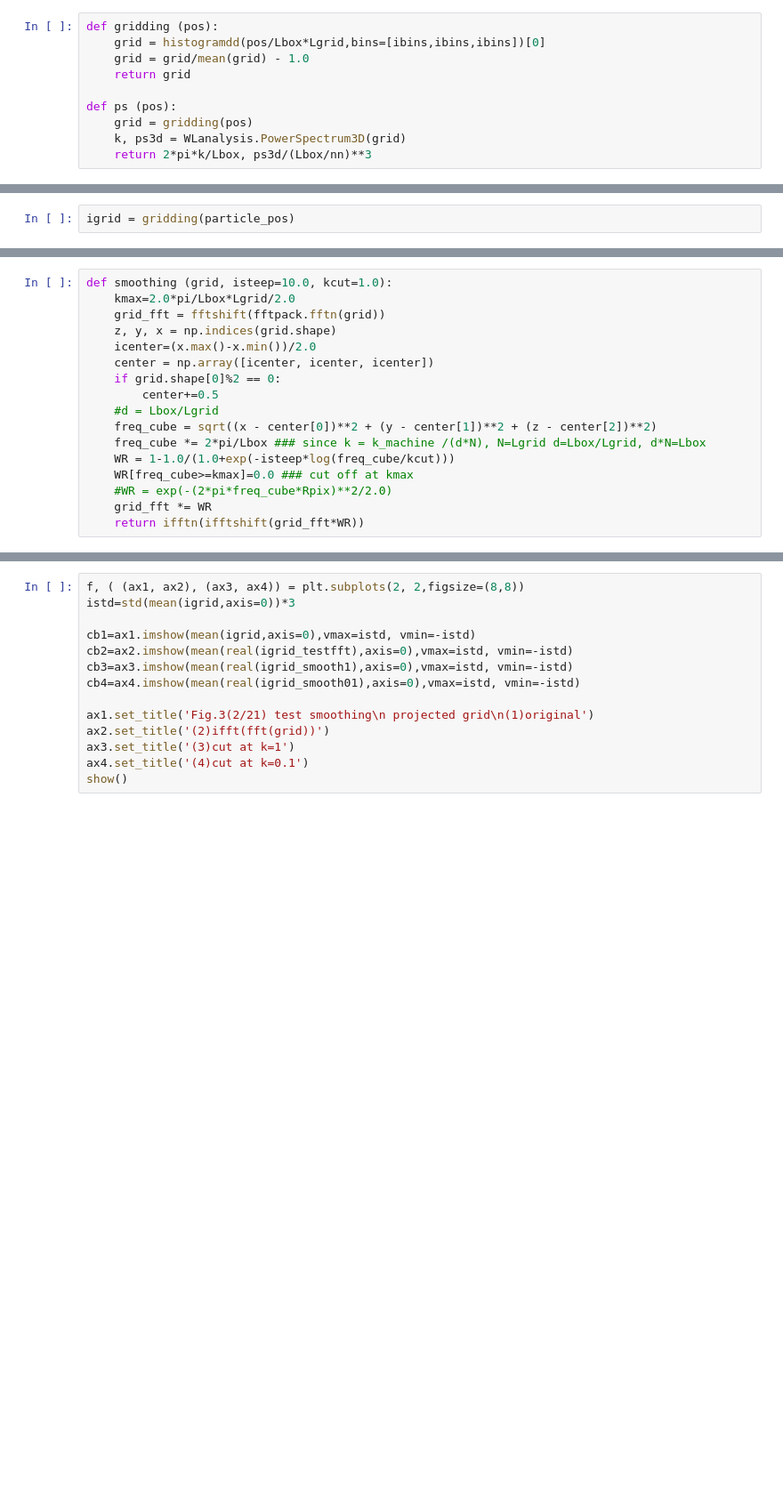
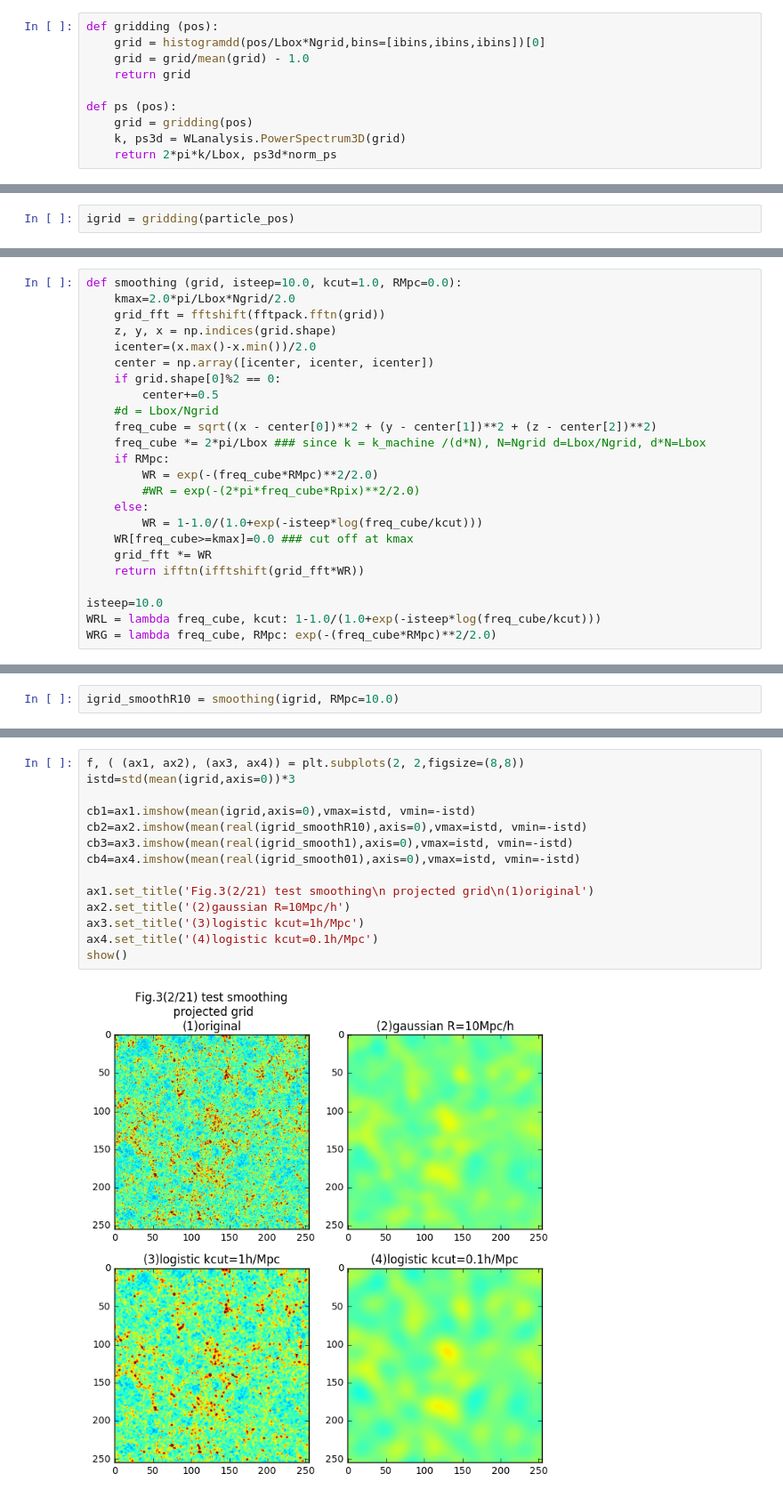
Before and after one commit to liuxx479/nubias, a Jupyter notebook: plot_bispec.ipynb, the cells around one changed output, grey strips where cells are left out. Shown at 89% size. Drawn from its saved outputs; the diff is of its cells as text; blank space fills up the shorter version.

```diff
--- a/plot_bispec.ipynb
+++ b/plot_bispec.ipynb
@@ -37,12 +38,12 @@ pkdm=(sqrt(pkful)-fnu*sqrt(pknu))**2/(1-fnu)**2
 ks, pks, Ns = genfromtxt(nudir+'Pk_snapshot_066_idmod_101_0.hdf5_Ng512.txt').T
 # %%
 def gridding (pos):
-    grid = histogramdd(pos/Lbox*Lgrid,bins=[ibins,ibins,ibins])[0]
+    grid = histogramdd(pos/Lbox*Ngrid,bins=[ibins,ibins,ibins])[0]
     grid = grid/mean(grid) - 1.0
     return grid
 
 def ps (pos):
     grid = gridding(pos)
     k, ps3d = WLanalysis.PowerSpectrum3D(grid)
-    return 2*pi*k/Lbox, ps3d/(Lbox/nn)**3
+    return 2*pi*k/Lbox, ps3d*norm_ps
 # %%
@@ -84,20 +87,27 @@ show()
 # %%
-def smoothing (grid, isteep=10.0, kcut=1.0):
-    kmax=2.0*pi/Lbox*Lgrid/2.0
+def smoothing (grid, isteep=10.0, kcut=1.0, RMpc=0.0):
+    kmax=2.0*pi/Lbox*Ngrid/2.0
     grid_fft = fftshift(fftpack.fftn(grid))
     z, y, x = np.indices(grid.shape)
     icenter=(x.max()-x.min())/2.0
     center = np.array([icenter, icenter, icenter])
     if grid.shape[0]%2 == 0:
         center+=0.5
-    #d = Lbox/Lgrid
+    #d = Lbox/Ngrid
     freq_cube = sqrt((x - center[0])**2 + (y - center[1])**2 + (z - center[2])**2)
-    freq_cube *= 2*pi/Lbox ### since k = k_machine /(d*N), N=Lgrid d=Lbox/Lgrid, d*N=Lbox
-    WR = 1-1.0/(1.0+exp(-isteep*log(freq_cube/kcut)))
+    freq_cube *= 2*pi/Lbox ### since k = k_machine /(d*N), N=Ngrid d=Lbox/Ngrid, d*N=Lbox
+    if RMpc:
+        WR = exp(-(freq_cube*RMpc)**2/2.0)
+        #WR = exp(-(2*pi*freq_cube*Rpix)**2/2.0)
+    else:
+        WR = 1-1.0/(1.0+exp(-isteep*log(freq_cube/kcut)))
     WR[freq_cube>=kmax]=0.0 ### cut off at kmax
-    #WR = exp(-(2*pi*freq_cube*Rpix)**2/2.0)
     grid_fft *= WR
     return ifftn(ifftshift(grid_fft*WR))
+
+isteep=10.0
+WRL = lambda freq_cube, kcut: 1-1.0/(1.0+exp(-isteep*log(freq_cube/kcut)))
+WRG = lambda freq_cube, RMpc: exp(-(freq_cube*RMpc)**2/2.0)
 # %%
 igrid_smooth01 = smoothing(igrid, kcut=0.1)
 igrid_smooth1 = smoothing(igrid, kcut=1.0)
@@ -106,3 +115,5 @@ igrid_testfft = ifftn(fftn(igrid))
+# %%
+igrid_smoothR10 = smoothing(igrid, RMpc=10.0)
 # %%
 f, ( (ax1, ax2), (ax3, ax4)) = plt.subplots(2, 2,figsize=(8,8))
 istd=std(igrid[100])
@@ -119,15 +132,17 @@ show()
 # %%
 f, ( (ax1, ax2), (ax3, ax4)) = plt.subplots(2, 2,figsize=(8,8))
 istd=std(mean(igrid,axis=0))*3
 
 cb1=ax1.imshow(mean(igrid,axis=0),vmax=istd, vmin=-istd)
-cb2=ax2.imshow(mean(real(igrid_testfft),axis=0),vmax=istd, vmin=-istd)
+cb2=ax2.imshow(mean(real(igrid_smoothR10),axis=0),vmax=istd, vmin=-istd)
 cb3=ax3.imshow(mean(real(igrid_smooth1),axis=0),vmax=istd, vmin=-istd)
 cb4=ax4.imshow(mean(real(igrid_smooth01),axis=0),vmax=istd, vmin=-istd)
 
 ax1.set_title('Fig.3(2/21) test smoothing\n projected grid\n(1)original')
-ax2.set_title('(2)ifft(fft(grid))')
-ax3.set_title('(3)cut at k=1')
-ax4.set_title('(4)cut at k=0.1')
+ax2.set_title('(2)gaussian R=10Mpc/h')
+ax3.set_title('(3)logistic kcut=1h/Mpc')
+ax4.set_title('(4)logistic kcut=0.1h/Mpc')
 show()
+# %% [output]
+[figure, added]
 # %%
```
Also changed, not shown: parts of 13 cells of this notebook, 1 other file.
